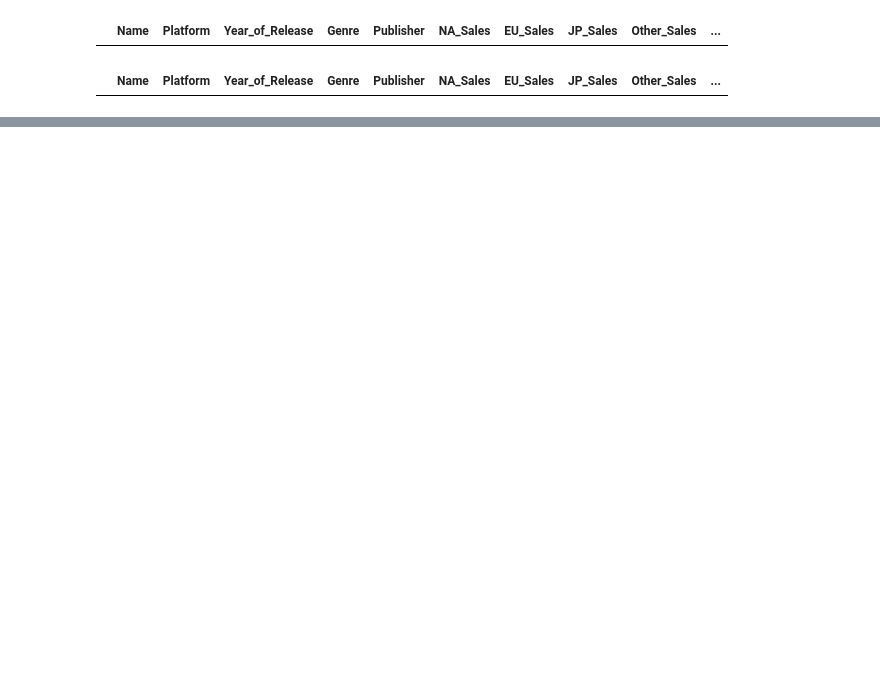
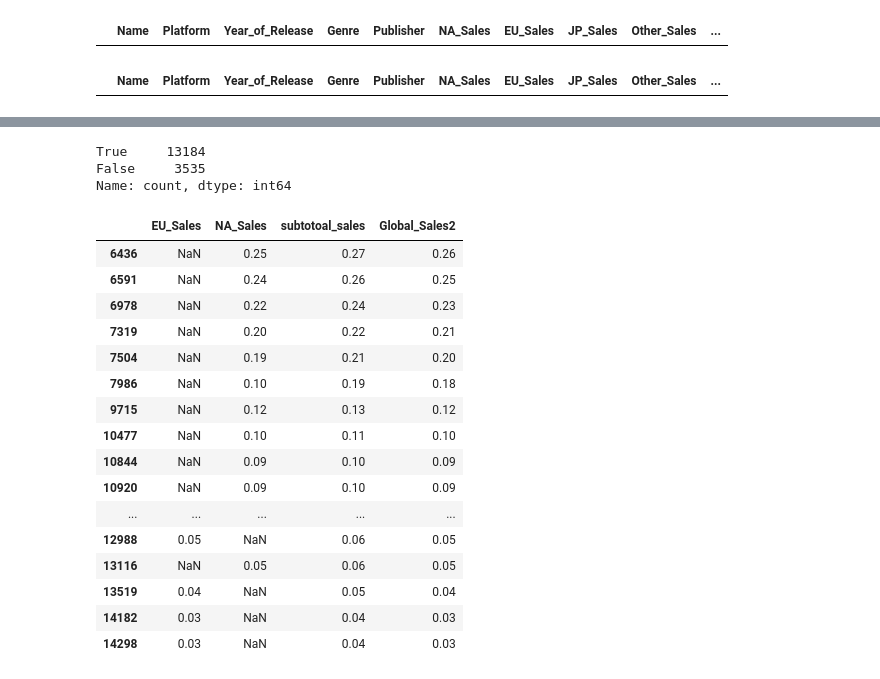
Before and after one commit to JUrielCerecero/analisis-de-datos-de-videojuegos, a Jupyter notebook: etl.ipynb, the cells around one changed output, grey strips where cells are left out. Saved outputs shown, nothing was run; the diff lists cells and outputs as text; code cells hidden in the pictures; blank space fills up the shorter version.

```diff
--- a/etl.ipynb
+++ b/etl.ipynb
@@ -398,0 +629,4 @@ Name: count, dtype: int64
+# %%
+#se rellenan valores faltantes de la columna EU sales, con la diferencia de las ventas globales con la columna subtotales
+dfvideogamessales['EU_Sales'].loc[(dfvideogamessales['subtotoal_sales']<dfvideogamessales['Global_Sales2'])&(dfvideogamessales['EU_Sales'].isna())]=(dfvideogamessales['Global_Sales2']-dfvideogamessales['subtotoal_sales'])
+dfvideogamessales[['NA_Sales','EU_Sales']].loc[(dfvideogamessales['subtotoal_sales']<dfvideogamessales['Global_Sales2'])&(dfvideogamessales['EU_Sales'].isna())]
@@ -398,0 +639,4 @@ Name: count, dtype: int64
+# %%
+#actualizamos subtotales
+dfvideogamessales['subtotoal_sales']=round(dfvideogamessales[['EU_Sales','NA_Sales','JP_Sales','Other_Sales']].sum(axis=1),2)
+(dfvideogamessales['subtotoal_sales']==dfvideogamessales['Global_Sales2']).value_counts()
@@ -398,0 +647,5 @@ Name: count, dtype: int64
+# %%
+#se relenan con 0 los valores nulos de las columnas donde el subtotal es igual a las ventaa globales
+dfvideogamessales['EU_Sales'].loc[(dfvideogamessales['subtotoal_sales']==dfvideogamessales['Global_Sales2'])&(dfvideogamessales['EU_Sales'].isna())]=0
+dfvideogamessales['NA_Sales'].loc[(dfvideogamessales['subtotoal_sales']==dfvideogamessales['Global_Sales2'])&(dfvideogamessales['NA_Sales'].isna())]=0
+dfvideogamessales['NA_Sales'].loc[(dfvideogamessales['subtotoal_sales']==dfvideogamessales['Global_Sales2'])&(dfvideogamessales['NA_Sales'].isna())&(dfvideogamessales['EU_Sales'].isna())]
@@ -398,0 +662,29 @@ Name: count, dtype: int64
+# %%
+#actualizamos subtotales
+dfvideogamessales['subtotoal_sales']=round(dfvideogamessales[['EU_Sales','NA_Sales','JP_Sales','Other_Sales']].sum(axis=1),2)
+(dfvideogamessales['subtotoal_sales']==dfvideogamessales['Global_Sales2']).value_counts()
+# %% [output]
+True     13184
+False     3535
+Name: count, dtype: int64
+# %%
+# se verifica que aun hay valores faltantes en las columnas subtotales y ventas globales
+dfvideogamessales[['EU_Sales','NA_Sales','subtotoal_sales','Global_Sales2']].loc[(dfvideogamessales['EU_Sales'].isna())|(dfvideogamessales['NA_Sales'].isna())]
+# %% [output]
+|  | EU_Sales | NA_Sales | subtotoal_sales | Global_Sales2 |
+| 6436 | NaN | 0.25 | 0.27 | 0.26 |
+| 6591 | NaN | 0.24 | 0.26 | 0.25 |
+| 6978 | NaN | 0.22 | 0.24 | 0.23 |
+| 7319 | NaN | 0.20 | 0.22 | 0.21 |
+| 7504 | NaN | 0.19 | 0.21 | 0.20 |
+| 7986 | NaN | 0.10 | 0.19 | 0.18 |
+| 9715 | NaN | 0.12 | 0.13 | 0.12 |
+| 10477 | NaN | 0.10 | 0.11 | 0.10 |
+| 10844 | NaN | 0.09 | 0.10 | 0.09 |
+| 10920 | NaN | 0.09 | 0.10 | 0.09 |
+| ... | ... | ... | ... | ... |
+| 12988 | 0.05 | NaN | 0.06 | 0.05 |
+| 13116 | NaN | 0.05 | 0.06 | 0.05 |
+| 13519 | 0.04 | NaN | 0.05 | 0.04 |
+| 14182 | 0.03 | NaN | 0.04 | 0.03 |
+| 14298 | 0.03 | NaN | 0.04 | 0.03 |
```
Also changed, not shown: parts of 63 cells of this notebook, 3 other files.
